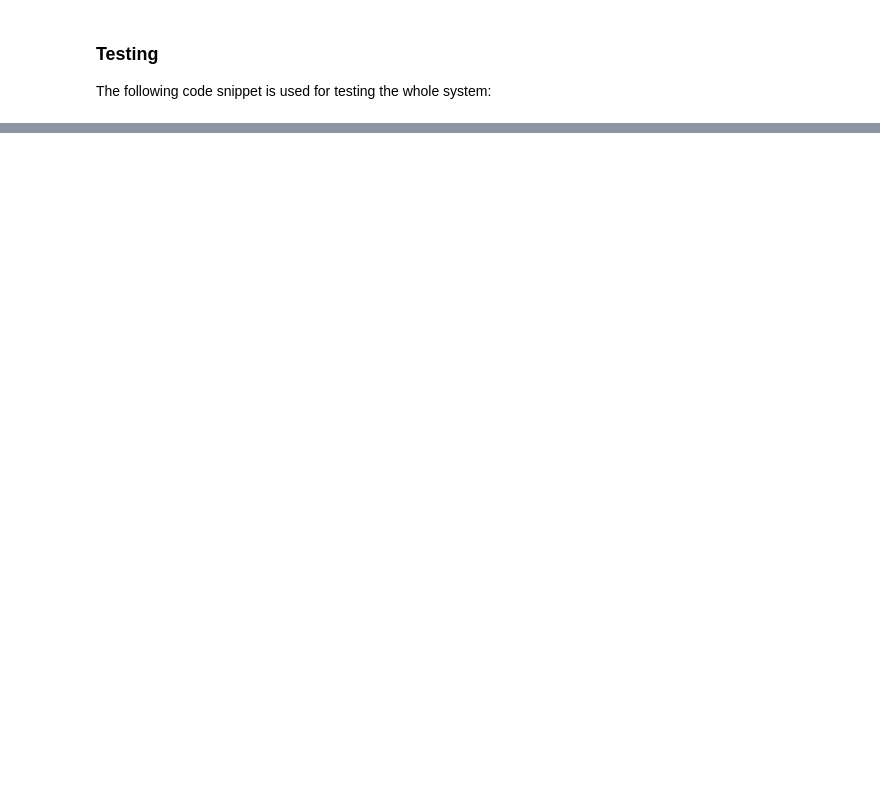
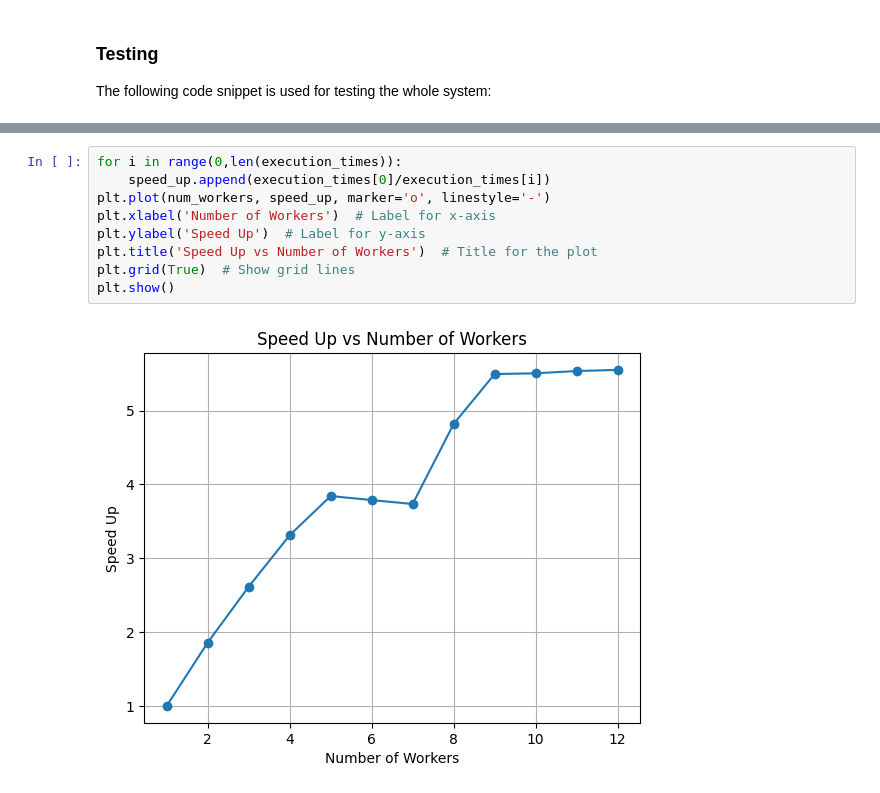
Before and after one commit to nicola-cecere/Massively-Parallel-ML, a Jupyter notebook: botnet/parallel_version/bonet_parallelized.ipynb, the cells around one changed output, grey strips where cells are left out. Drawn from its saved outputs; the diff is of its cells as text; blank space fills up the shorter version.

```diff
--- a/botnet/parallel_version/bonet_parallelized.ipynb
+++ b/botnet/parallel_version/bonet_parallelized.ipynb
@@ -222,0 +227,11 @@ accuracy: 0.930998
+# %%
+for i in range(0,len(execution_times)):
+    speed_up.append(execution_times[0]/execution_times[i])
+plt.plot(num_workers, speed_up, marker='o', linestyle='-')
+plt.xlabel('Number of Workers')  # Label for x-axis
+plt.ylabel('Speed Up')  # Label for y-axis
+plt.title('Speed Up vs Number of Workers')  # Title for the plot
+plt.grid(True)  # Show grid lines
+plt.show()
+# %% [output]
+[figure, added]
```
Also changed, not shown: parts of 4 cells of this notebook.
